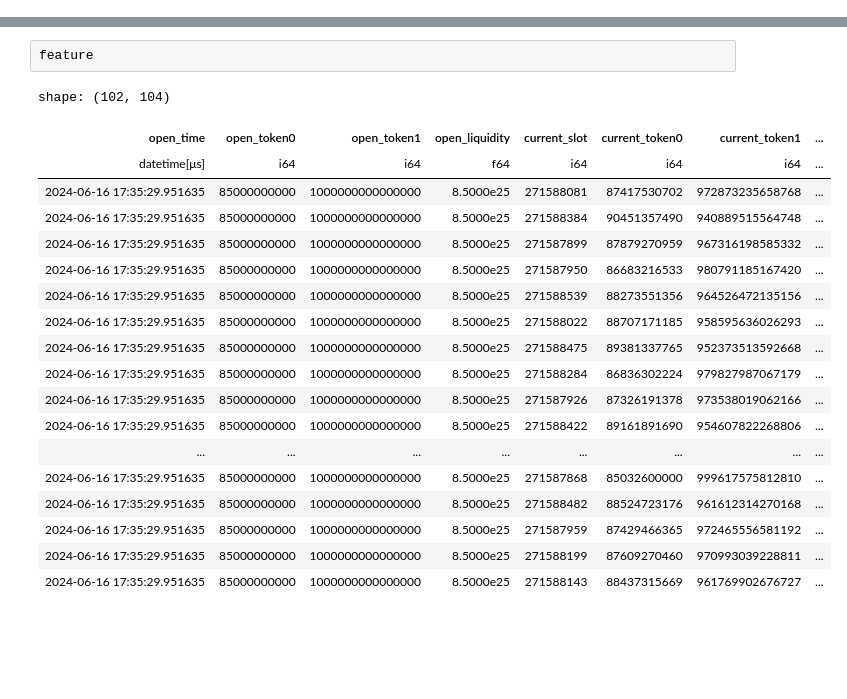
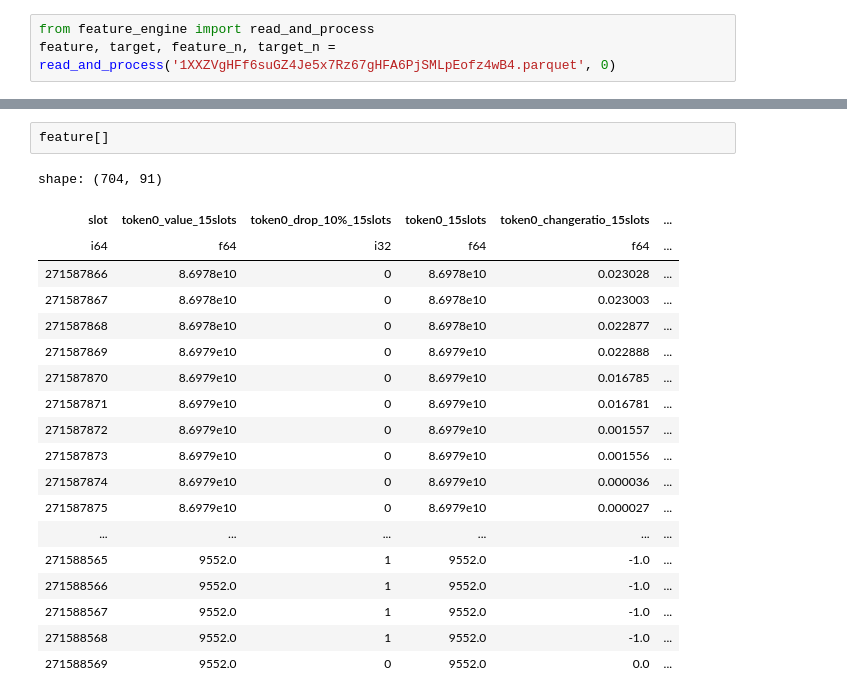
Before and after one commit to aMagicNeko/shitcoin, a Jupyter notebook: shitcoin_analysis/anlysis.ipynb, the cells around one changed output, grey strips where cells are left out. Saved outputs shown, nothing was run; the diff lists cells and outputs as text; blank space fills up the shorter version.

```diff
--- a/shitcoin_analysis/anlysis.ipynb
+++ b/shitcoin_analysis/anlysis.ipynb
@@ -53,0 +447,3 @@ feature.columns
+# %%
+from feature_engine import read_and_process
+feature, target, feature_n, target_n = read_and_process('1XXZVgHFf6suGZ4Je5x7Rz67gHFA6PjSMLpEofz4wB4.parquet', 0)
@@ -54,22 +496,22 @@ feature.columns
 # %%
-feature
+feature[]
 # %% [output]
-shape: (102, 104)
+shape: (704, 91)
-| open_time | open_token0 | open_token1 | open_liquidity | current_slot | current_token0 | current_token1 | ... |
-| datetime[μs] | i64 | i64 | f64 | i64 | i64 | i64 | ... |
-| 2024-06-16 17:35:29.951635 | 85000000000 | 1000000000000000 | 8.5000e25 | 271588081 | 87417530702 | 972873235658768 | ... |
-| 2024-06-16 17:35:29.951635 | 85000000000 | 1000000000000000 | 8.5000e25 | 271588384 | 90451357490 | 940889515564748 | ... |
-| 2024-06-16 17:35:29.951635 | 85000000000 | 1000000000000000 | 8.5000e25 | 271587899 | 87879270959 | 967316198585332 | ... |
-| 2024-06-16 17:35:29.951635 | 85000000000 | 1000000000000000 | 8.5000e25 | 271587950 | 86683216533 | 980791185167420 | ... |
-| 2024-06-16 17:35:29.951635 | 85000000000 | 1000000000000000 | 8.5000e25 | 271588539 | 88273551356 | 964526472135156 | ... |
-| 2024-06-16 17:35:29.951635 | 85000000000 | 1000000000000000 | 8.5000e25 | 271588022 | 88707171185 | 958595636026293 | ... |
-| 2024-06-16 17:35:29.951635 | 85000000000 | 1000000000000000 | 8.5000e25 | 271588475 | 89381337765 | 952373513592668 | ... |
-| 2024-06-16 17:35:29.951635 | 85000000000 | 1000000000000000 | 8.5000e25 | 271588284 | 86836302224 | 979827987067179 | ... |
-| 2024-06-16 17:35:29.951635 | 85000000000 | 1000000000000000 | 8.5000e25 | 271587926 | 87326191378 | 973538019062166 | ... |
-| 2024-06-16 17:35:29.951635 | 85000000000 | 1000000000000000 | 8.5000e25 | 271588422 | 89161891690 | 954607822268806 | ... |
-| ... | ... | ... | ... | ... | ... | ... | ... |
-| 2024-06-16 17:35:29.951635 | 85000000000 | 1000000000000000 | 8.5000e25 | 271587868 | 85032600000 | 999617575812810 | ... |
-| 2024-06-16 17:35:29.951635 | 85000000000 | 1000000000000000 | 8.5000e25 | 271588482 | 88524723176 | 961612314270168 | ... |
-| 2024-06-16 17:35:29.951635 | 85000000000 | 1000000000000000 | 8.5000e25 | 271587959 | 87429466365 | 972465556581192 | ... |
-| 2024-06-16 17:35:29.951635 | 85000000000 | 1000000000000000 | 8.5000e25 | 271588199 | 87609270460 | 970993039228811 | ... |
-| 2024-06-16 17:35:29.951635 | 85000000000 | 1000000000000000 | 8.5000e25 | 271588143 | 88437315669 | 961769902676727 | ... |
+| slot | token0_value_15slots | token0_drop_10%_15slots | token0_15slots | token0_changeratio_15slots | ... |
+| i64 | f64 | i32 | f64 | f64 | ... |
+| 271587866 | 8.6978e10 | 0 | 8.6978e10 | 0.023028 | ... |
+| 271587867 | 8.6978e10 | 0 | 8.6978e10 | 0.023003 | ... |
+| 271587868 | 8.6978e10 | 0 | 8.6978e10 | 0.022877 | ... |
+| 271587869 | 8.6979e10 | 0 | 8.6979e10 | 0.022888 | ... |
+| 271587870 | 8.6979e10 | 0 | 8.6979e10 | 0.016785 | ... |
+| 271587871 | 8.6979e10 | 0 | 8.6979e10 | 0.016781 | ... |
+| 271587872 | 8.6979e10 | 0 | 8.6979e10 | 0.001557 | ... |
+| 271587873 | 8.6979e10 | 0 | 8.6979e10 | 0.001556 | ... |
+| 271587874 | 8.6979e10 | 0 | 8.6979e10 | 0.000036 | ... |
+| 271587875 | 8.6979e10 | 0 | 8.6979e10 | 0.000027 | ... |
+| ... | ... | ... | ... | ... | ... |
+| 271588565 | 9552.0 | 1 | 9552.0 | -1.0 | ... |
+| 271588566 | 9552.0 | 1 | 9552.0 | -1.0 | ... |
+| 271588567 | 9552.0 | 1 | 9552.0 | -1.0 | ... |
+| 271588568 | 9552.0 | 1 | 9552.0 | -1.0 | ... |
+| 271588569 | 9552.0 | 0 | 9552.0 | 0.0 | ... |
```
Also changed, not shown: parts of 22 cells of this notebook.
